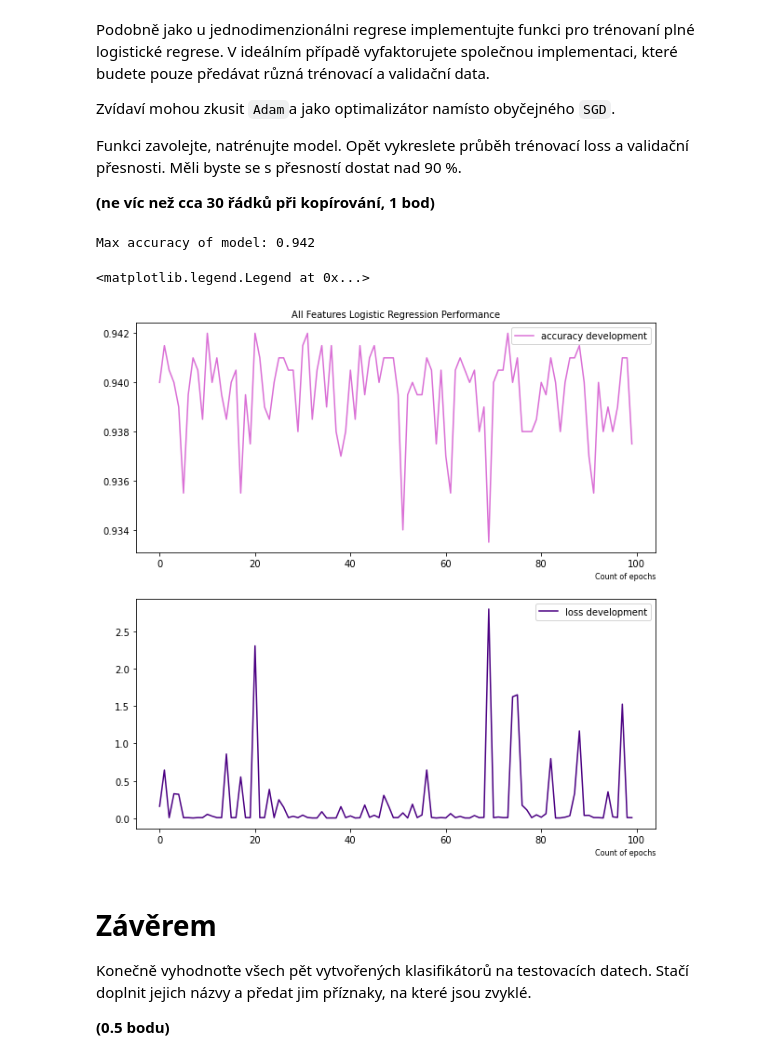
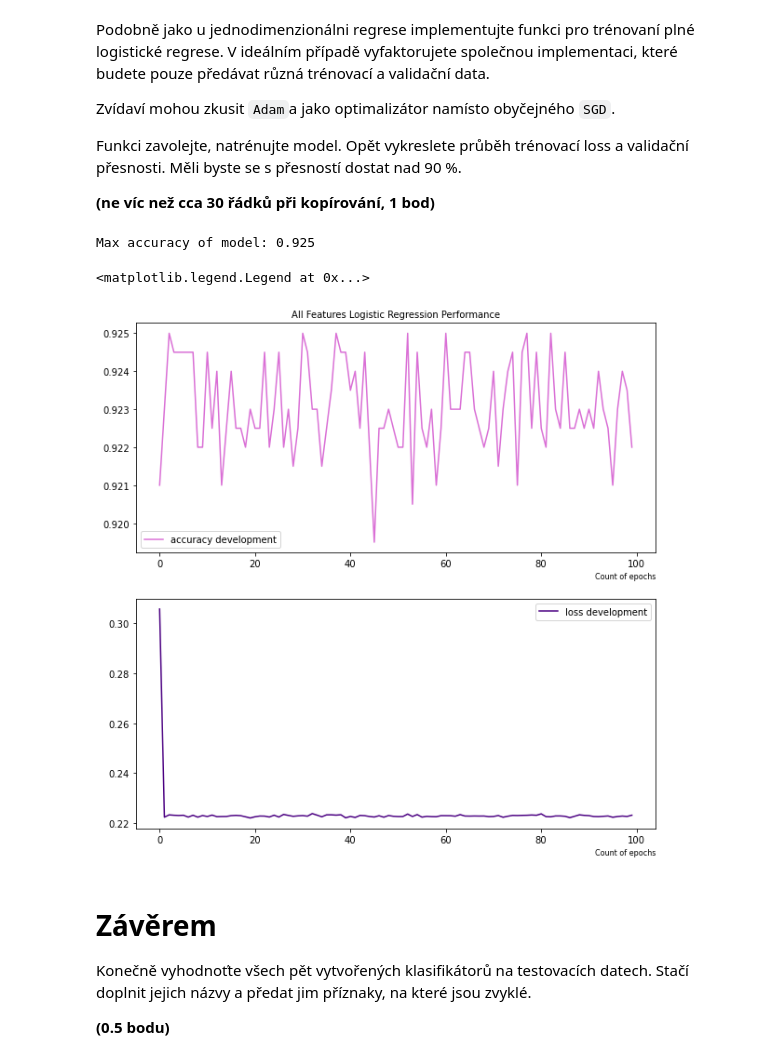
Before and after one commit to kateriska/6.-semestr-FIT, a Jupyter notebook: SUI/du/zadani.ipynb, the cells around one changed output. Saved outputs shown, nothing was run; the diff lists cells and outputs as text; code cells hidden in the pictures.

```diff
--- a/SUI/du/zadani.ipynb
+++ b/SUI/du/zadani.ipynb
@@ -431,6 +431,8 @@ def train_single_fea_llr(fea_no, nb_epochs, lr, batch_size, inputs, targets):
         #print("Processing epoch number: " + str(i))
         epochs_list.append(i) # add number of new epoch to list
         all_predictions = list()
+        minibatches_iterations = 0
+        losses_minibatches_sum = 0
 
         for x, t in batch_provider(inputs, targets, batch_size):
             #print(f'x: {x}, t: {t}')
@@ -439,6 +441,9 @@ def train_single_fea_llr(fea_no, nb_epochs, lr, batch_size, inputs, targets):
             optimizer.zero_grad()
             loss.backward()
             optimizer.step()
+
+            losses_minibatches_sum = losses_minibatches_sum + loss.item() # accumulate losses of minibatches
+            minibatches_iterations += 1
 
         val_predictions = model.prob_class_1(val_dataset.xs[:, FOI])
         # threshold predictions to 0 or 1, compare with real value and compute accuracy
@@ -457,8 +462,8 @@ def train_single_fea_llr(fea_no, nb_epochs, lr, batch_size, inputs, targets):
                 best_model = copy.deepcopy(model)
 
         accuracies.append(accuracy) # save accuracy of val dataset of processed epoch to list
-        loss_numpy = loss.detach().numpy()
-        losses.append(loss_numpy) # save loss of processed epoch to list
+        loss_average = losses_minibatches_sum / minibatches_iterations # compute average loss for epoch
+        losses.append(loss_average) # save loss of processed epoch to list
 
         #print("Accuracy for this epoch: " + str(accuracy))
 
@@ -571,6 +576,8 @@ def train_all_fea_llr(nb_epochs, lr, batch_size, inputs, targets):
         correctly_classified = 0
         #print("Processing epoch number: " + str(i))
         epochs_list.append(i)
+        minibatches_iterations = 0
+        losses_minibatches_sum = 0
 
         for x, t in batch_provider(inputs, targets, batch_size):
             #print(f'x: {x}, t: {t}')
@@ -579,6 +586,9 @@ def train_all_fea_llr(nb_epochs, lr, batch_size, inputs, targets):
             optimizer.zero_grad()
             loss.backward()
             optimizer.step()
+
+            losses_minibatches_sum = losses_minibatches_sum + loss.item() # accumulate losses of minibatches
+            minibatches_iterations += 1
 
         # convert float64 val_dataset to float32 because of prob_class_1
         val_dataset_inputs = val_dataset.xs[:].astype(np.float32)
@@ -592,37 +602,37 @@ def train_all_fea_llr(nb_epochs, lr, batch_size, inputs, targets):
 
         accuracy = (correctly_classified / np.shape(val_dataset.targets)[0])
         # deepcopy if model has better accuracy then max accuracy from list
         if (len(accuracies) > 0):
             if (accuracy > max(accuracies)):
                 best_model = copy.deepcopy(model)
 
         accuracies.append(accuracy) # save accuracy of val dataset of processed epoch to list
-        loss_numpy = loss.detach().numpy()
-        losses.append(loss_numpy) # save loss of processed epoch to list
+        loss_average = losses_minibatches_sum / minibatches_iterations # compute average loss for epoch
+        losses.append(loss_average) # save loss of processed epoch to list
 
         #print("Accuracy for this epoch: " + str(accuracy))
 
     #print(accuracies)
     return best_model, losses, accuracies, epochs_list
 
 best_model_full, losses_full, accuracies_full, epochs_list_full = train_all_fea_llr(100, 0.01, 2, train_dataset.xs[:], train_dataset.targets)
 print("Max accuracy of model: " + str(max(accuracies_full)))
 
 figure = plt.figure(figsize=(10, 10))
 performance_plot = figure.add_subplot(2,1,1)
 performance_plot.plot(epochs_list_full, accuracies_full, color = "orchid", label="accuracy development")
 performance_plot.set_title('All Features Logistic Regression Performance', fontsize=10)
 performance_plot.set_xlabel('Count of epochs', fontsize=8, horizontalalignment='right', x=1.0)
 performance_plot.legend(prop={'size': 10})
 
 performance_plot2 = figure.add_subplot(2,1,2)
 performance_plot2.plot(epochs_list_full, losses_full, color = "indigo", label="loss development")
 performance_plot2.set_xlabel('Count of epochs', fontsize=8, horizontalalignment='right', x=1.0)
 performance_plot2.legend(prop={'size': 10})
 # %% [output]
-Max accuracy of model: 0.942
+Max accuracy of model: 0.925
 <matplotlib.legend.Legend at 0x...>
-[figure, old version]
+[figure, new version]
 # %% [markdown]
 # Závěrem
 Konečně vyhodnoťte všech pět vytvořených klasifikátorů na testovacích datech. Stačí doplnit jejich názvy a předat jim příznaky, na které jsou zvyklé.
```
Also changed, not shown: parts of 3 cells of this notebook, 1 other file.
